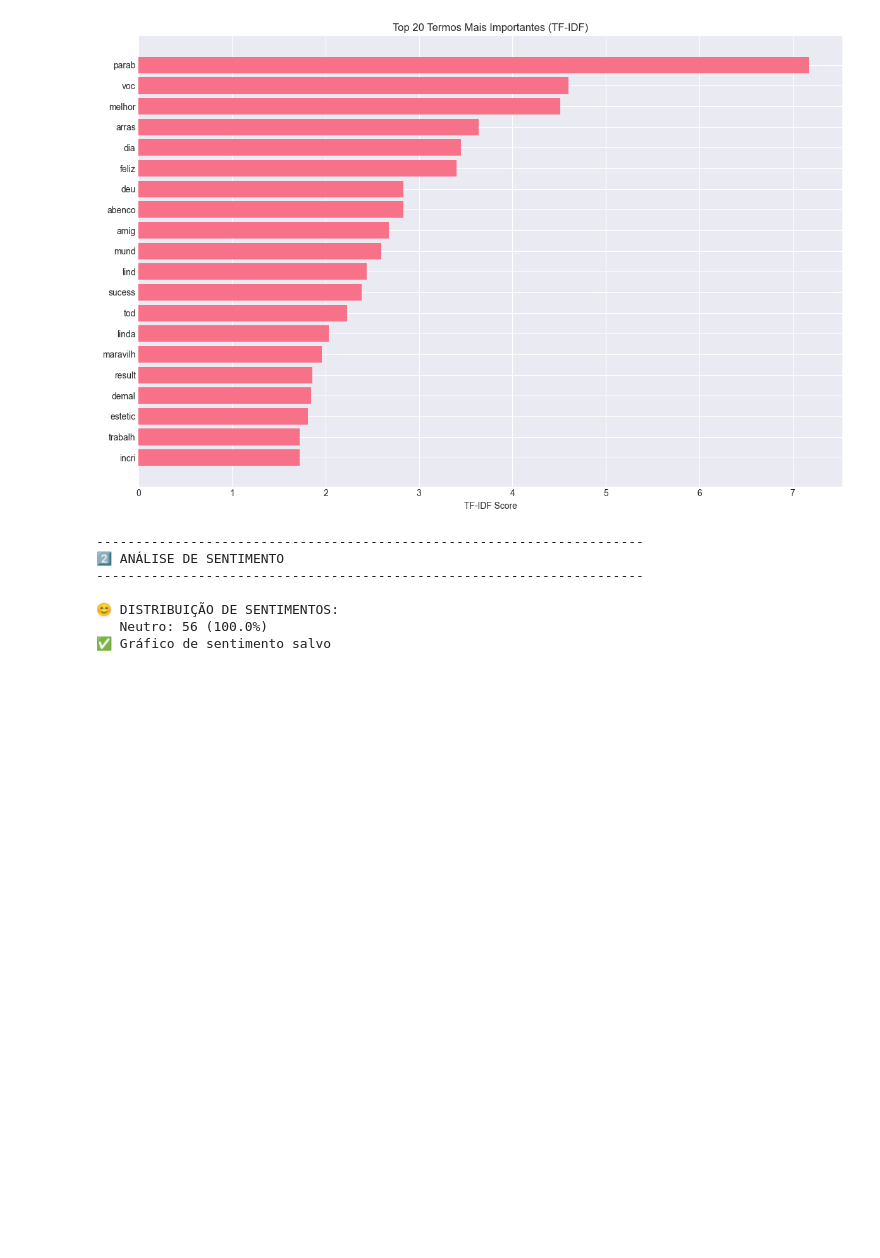
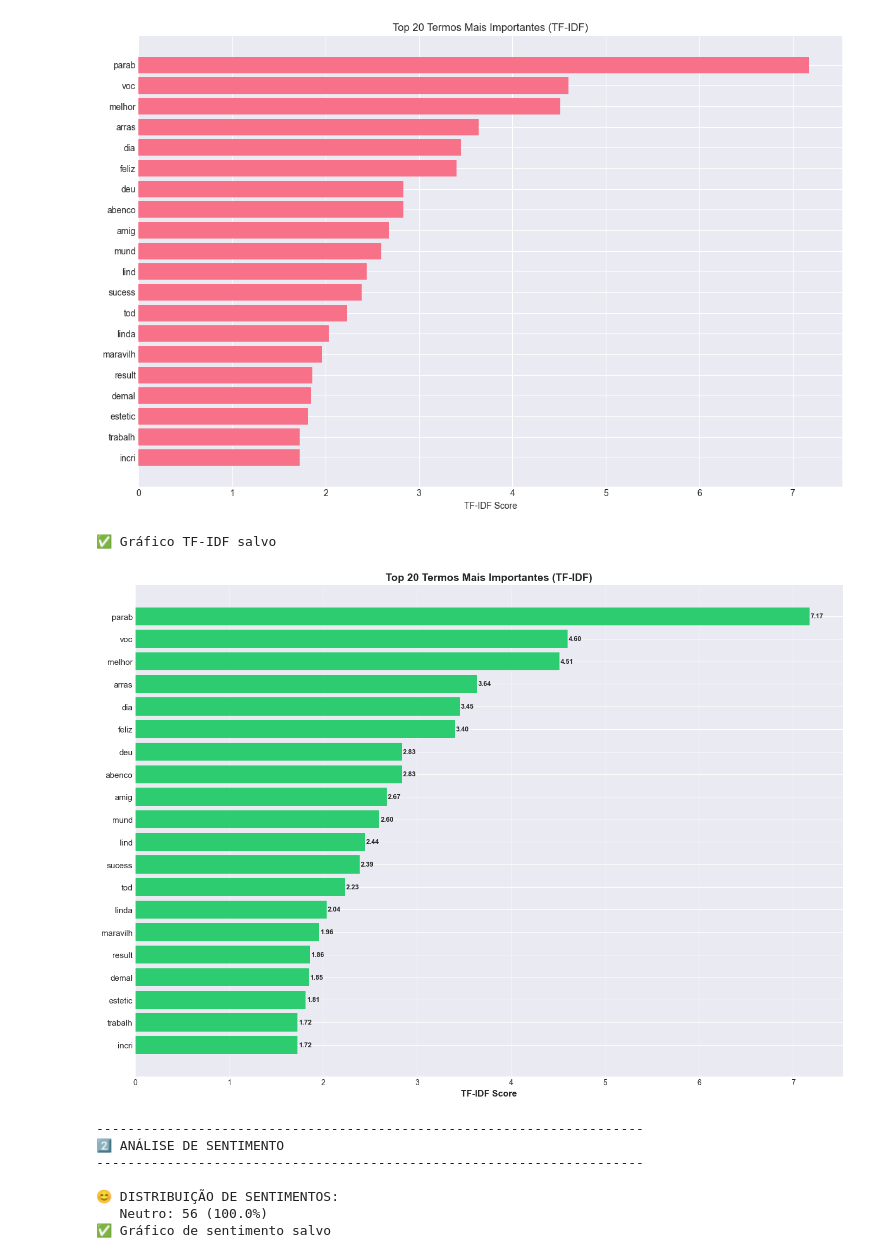
Before and after one commit to BeiraMar-G2/beira-mar-data-analytics, a Jupyter notebook: dados não estruturados/analise.ipynb, the cells around one changed output. Saved outputs shown, nothing was run; the diff lists cells and outputs as text; code cells hidden in the pictures; blank space fills up the shorter version.

Commit message:
Analise de dados nao estruturados finalizada

```diff
--- a/dados não estruturados/analise.ipynb
+++ b/dados não estruturados/analise.ipynb
@@ -416,6 +416,30 @@ print(f"✅ Gráfico TF-IDF salvo")
    30. voc
 ✅ Gráfico TF-IDF salvo
 [figure]
+# %%
+# Visualização TF-IDF com palavras completas
+plt.figure(figsize=(14, 10))
+scores = tfidf_matrix.sum(axis=0).A1
+indices_top = np.argsort(scores)[-20:][::-1]
+top_palavras = [feature_names_tfidf[i] for i in indices_top]
+top_scores = [scores[i] for i in indices_top]
+
+bars = plt.barh(range(len(top_palavras)), top_scores, color='#2ecc71')
+plt.yticks(range(len(top_palavras)), top_palavras, fontsize=11)
+plt.xlabel('TF-IDF Score', fontsize=12, fontweight='bold')
+plt.title('Top 20 Termos Mais Importantes (TF-IDF)', fontsize=14, fontweight='bold')
+plt.gca().invert_yaxis()
+plt.grid(alpha=0.3, axis='x')
+
+for i, v in enumerate(top_scores):
+    plt.text(v + 0.01, i, f'{v:.2f}', va='center', fontweight='bold', fontsize=9)
+
+plt.tight_layout()
+plt.savefig('dados/results/tfidf_top_termos.png', dpi=300, bbox_inches='tight')
+print(f"✅ Gráfico TF-IDF salvo")
+# %% [output]
+✅ Gráfico TF-IDF salvo
+[figure, added]
 # %%
 
 # ----------------------------------------
```
Also changed, not shown: parts of 4 cells of this notebook, 20 other files.
